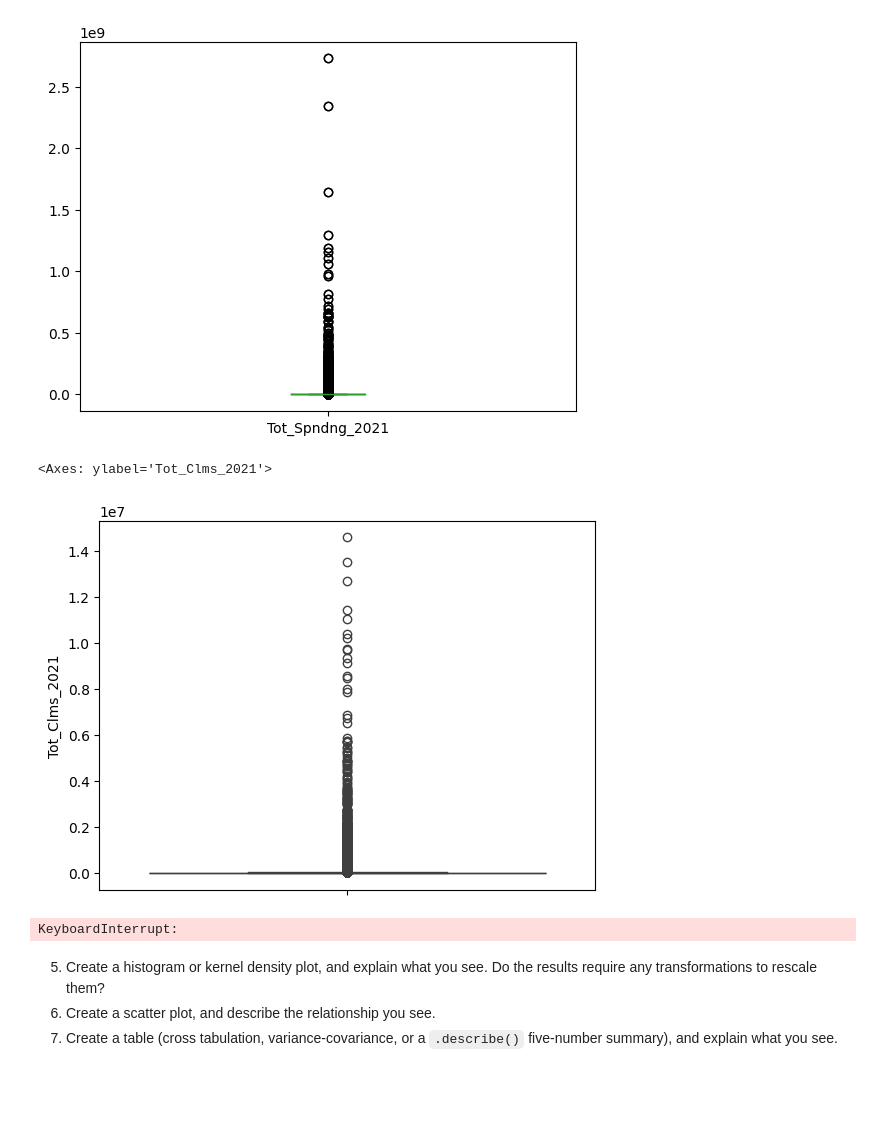
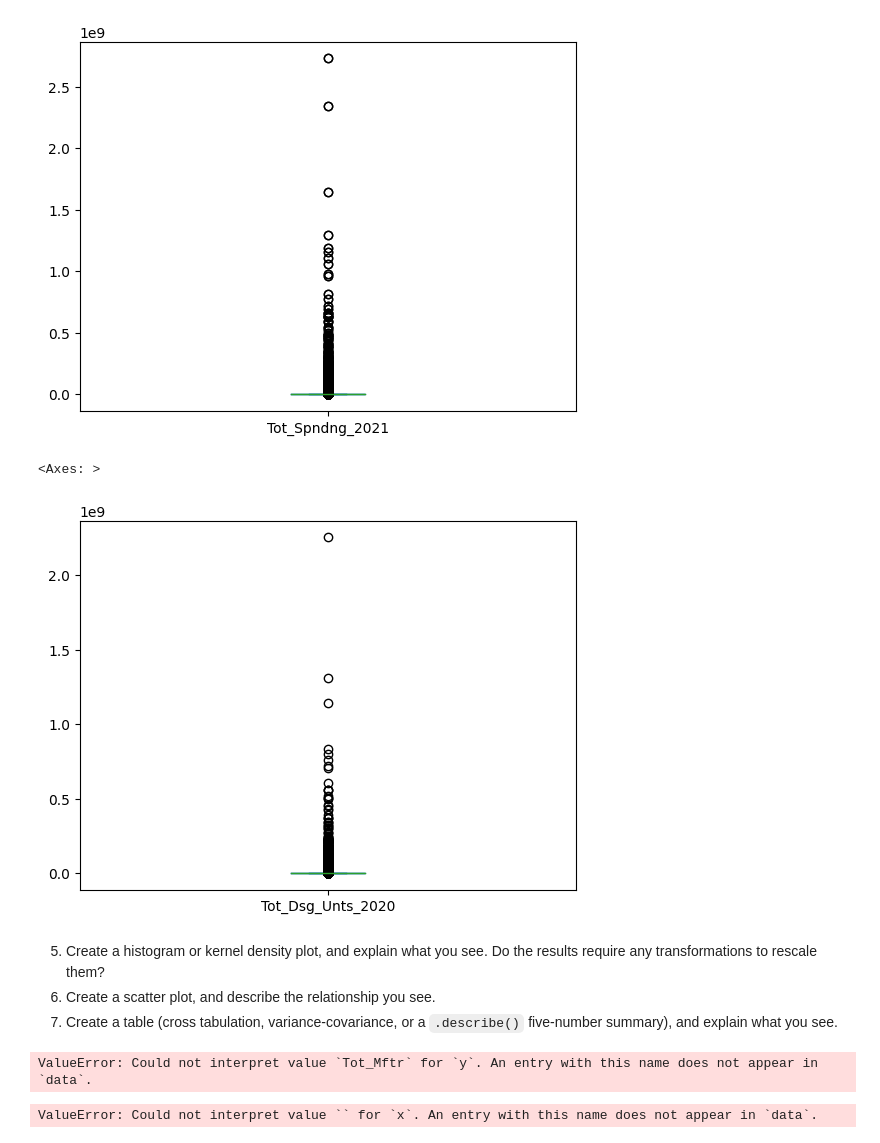
Before and after one commit to brithoang1/visualization, a Jupyter notebook: assignment/assignment.ipynb, the cells around one changed output. Cells and saved outputs as stored; diff of their text form; code cells hidden in the pictures; blank space fills up the shorter version.

```diff
--- a/assignment/assignment.ipynb
+++ b/assignment/assignment.ipynb
@@ -350,21 +344,20 @@ df2['Tot_Spndng_2021'].plot.box()
 # %% [output]
 <Axes: >
 [figure]
-# %%
-
-sns.boxplot(df['Tot_Clms_2021'])
-# %% [output]
-<Axes: ylabel='Tot_Clms_2021'>
-[figure, removed]
-# %%
-df2.plot.bar('Brnd_Name')
-# %% [output]
-KeyboardInterrupt:
+# %%
+df2['Tot_Dsg_Unts_2020'].plot.box()
+# %% [output]
+<Axes: >
+[figure, added]
 # %% [markdown]
 5. Create a histogram or kernel density plot, and explain what you see. Do the results require any transformations to rescale them?
 7. Create a scatter plot, and describe the relationship you see.
 8. Create a table (cross tabulation, variance-covariance, or a `.describe()` five-number summary), and explain what you see.
 # %%
-sns.scatterplot(data=df,x='aid_value',y='Tot_Mftr')
+sns.scatterplot(data=df,x='',y='')
+# %% [output]
+ValueError: Could not interpret value `Tot_Mftr` for `y`. An entry with this name does not appear in `data`.
 # %%
-sns.kdeplot(data=df2,x='Tot_Mftr',hue='control')
+sns.kdeplot(data=df2,x='',hue='')
+# %% [output]
+ValueError: Could not interpret value `` for `x`. An entry with this name does not appear in `data`.
```
Also changed, not shown: parts of 5 cells of this notebook.
